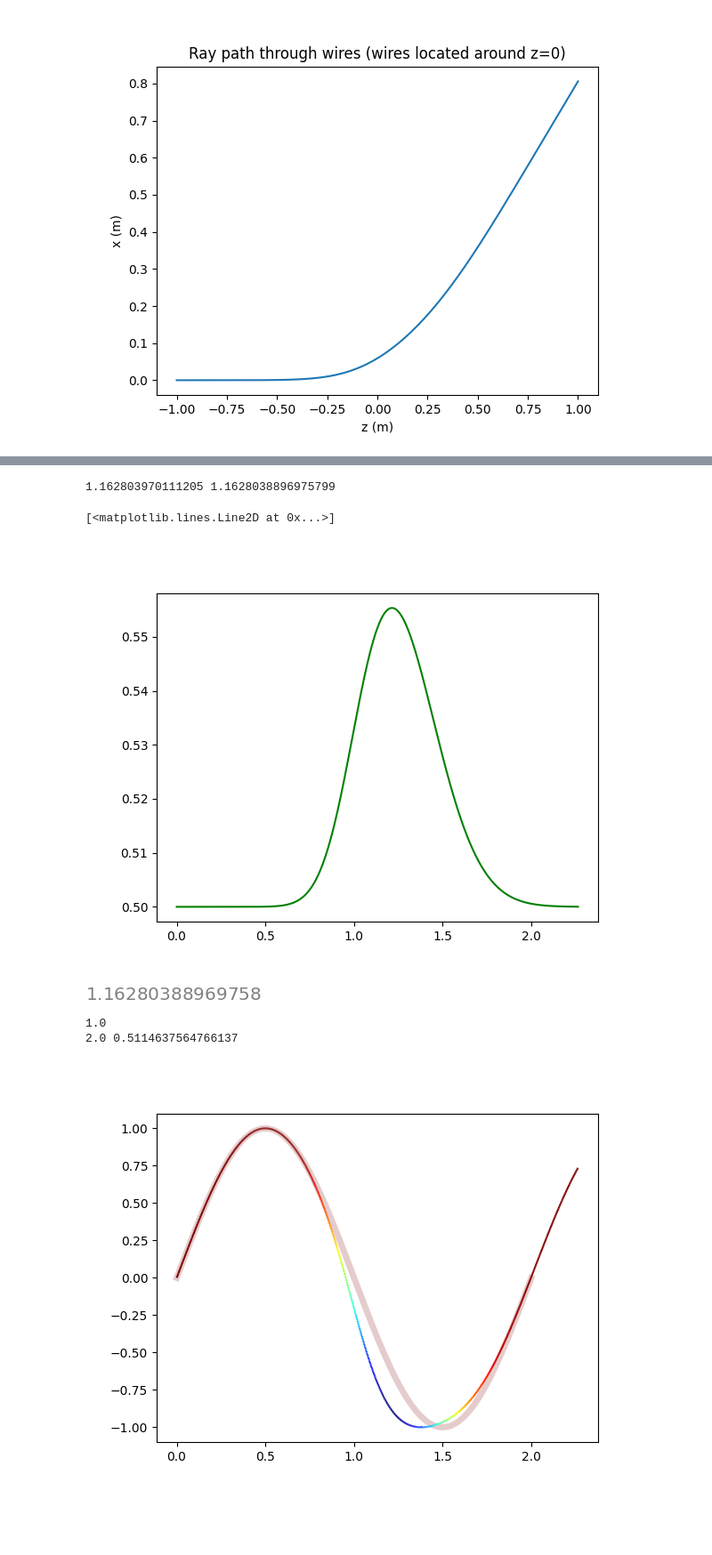
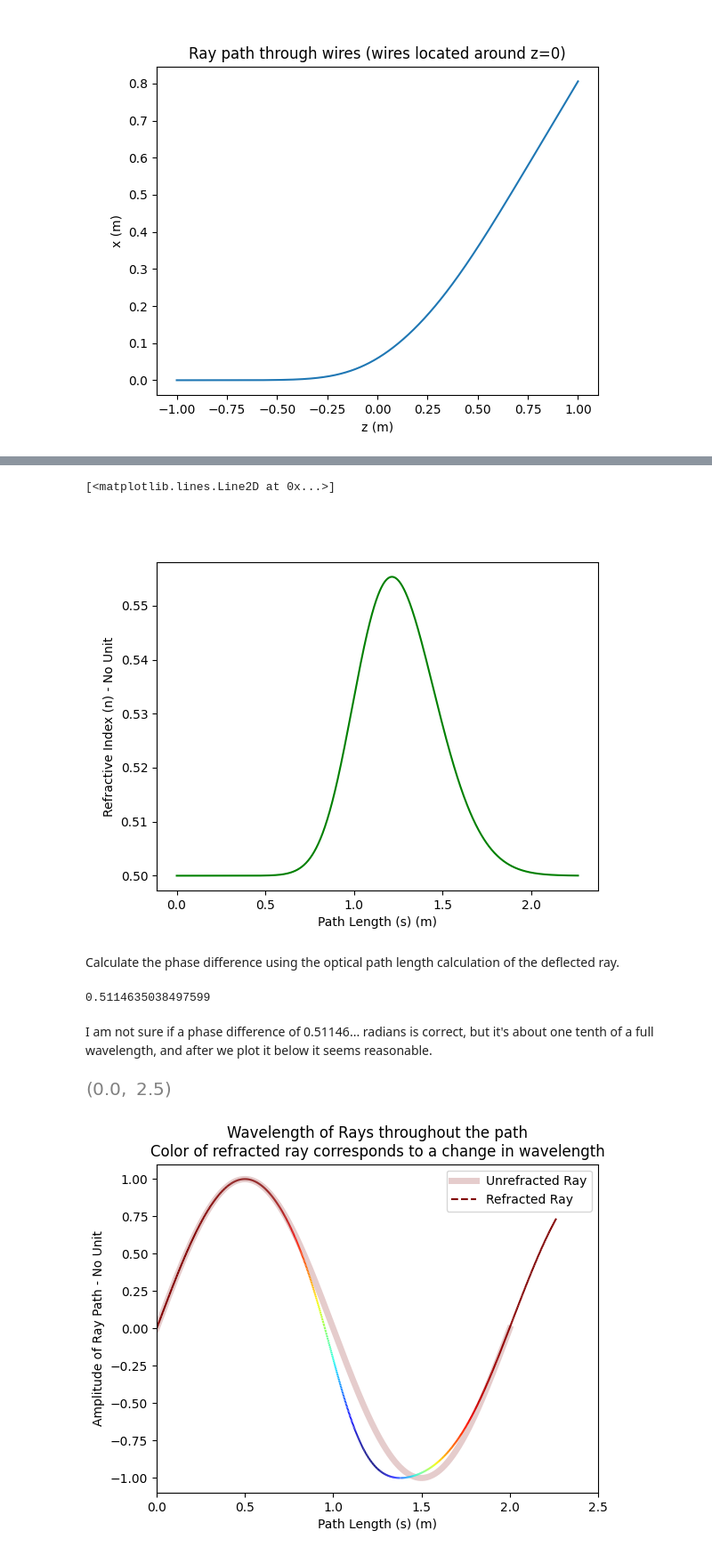
Before and after one commit to AMCLab/TEMGYMAdvanced, a Jupyter notebook: JanghyunCOMAnalysis/refraction_baseline.ipynb, the cells around one changed output, grey strips where cells are left out. Shown at 89% size. Cells and saved outputs as stored; diff of their text form; code cells hidden in the pictures; blank space fills up the shorter version.

```diff
--- a/JanghyunCOMAnalysis/refraction_baseline.ipynb
+++ b/JanghyunCOMAnalysis/refraction_baseline.ipynb
@@ -288,48 +312,55 @@ def optical_path_length(x, y, x_slope, y_slope, z, phi_hat_lambda):
 
     deltax, deltay, deltaz = np.diff(x), np.diff(y), np.diff(z) #get the differences between each coordinate
     s = np.cumsum(np.pad(np.sqrt(deltax**2+deltay**2+deltaz**2), (1, 0), "constant")) #path length calculation, with 0 appended to the start
-    p = np.sqrt(1+x_slope**2+y_slope**2)
     n = np.sqrt(2*phi_hat_lambda(x, y, z))
-    m = n*p #refractive index of electron calculation from hawkes
-    z -= z[0]
-    opl_m = simpson(m, z) #perform numerical integration to obtain OPL. I think this is correct. This should be a stationary point if the ray is a path (dOPL ~ 0)?
     opl_n = simpson(n, s)
-    return s, n, m, opl_m, opl_n
 
-s, n, m, opl_m, opl_n = optical_path_length(x_out[:steps, 0], x_out[:steps, 2], x_out[:steps, 1], x_out[:steps, 3], z_out[:steps], phi_hat_lambda)
-p = np.sqrt(1+x_out[:steps, 1]**2+x_out[:steps, 3]**2)
-print(opl_m, opl_n)
+    return s, n, opl_n
+
+s, n, opl_n = optical_path_length(x_out[:steps, 0], x_out[:steps, 2], x_out[:steps, 1], x_out[:steps, 3], z_out[:steps], phi_hat_lambda)
 
 plt.figure()
-#plt.plot(s, m/p, '-r')
+plt.xlabel('Path Length (s) (m)')
+plt.ylabel('Refractive Index (n) - No Unit')
 plt.plot(s, n, '-g')
 # %% [output]
-1.162803970111205 1.1628038896975799
+[<matplotlib.lines.Line2D at 0x...>]
-[<matplotlib.lines.Line2D at 0x...>]
-[figure, old version]
+[figure, new version]
-# %%
-simpson(n, s)
-# %% [output]
-[figure, removed]
+# %% [markdown]
+Calculate the phase difference using the optical path length calculation of the deflected ray.
 # %%
-opl_one = abs(z[-1]-z[0])*(1/wavelengths[0])
-print(opl_one)
-phase_difference = ((2*np.pi)*(opl_m - opl_one))/wavelengths[0]
-opl_one
-print(wavelengths[0], phase_difference)
+#Calculate optical path length of ray that has not been through the wire, and still has the original wavelength
+z_starting_at_0 = z+abs(z[-1])
+opl_one = abs(z_starting_at_0[-1]-z_starting_at_0[0])*(1/wavelengths[0])
+
+''
+phase_difference = ((2*np.pi)*(opl_n - opl_one))/wavelengths[0]
+print(phase_difference)
 # %% [output]
-1.0
-2.0 0.5114637564766137
+0.5114635038497599
+# %% [markdown]
+I am not sure if a phase difference of 0.51146... radians is correct, but it's about one tenth of a full wavelength, and after we plot it below it seems reasonable.
 # %%
+#Make a list of wavelengths that are normalised so we can color them.
 wavelengths_norm = (wavelengths-min(wavelengths))/(max(wavelengths)-min(wavelengths))
 colors = plt.cm.jet(wavelengths_norm)
 
 plt.figure()
-z0 = np.linspace(z[0], z[-1], 1000)
-plt.plot(z0 , np.sin(2 * np.pi * 1/wavelengths[0] * z0 ), color = colors[0], linewidth = 5, alpha = 0.2)
+z0 = np.linspace(z_starting_at_0[0], z_starting_at_0[-1], 1000)
+plt.plot(z0, np.sin(2 * np.pi * 1/wavelengths[0] * z0 ), color = colors[0], linewidth = 5, alpha = 0.2, label = 'Unrefracted Ray')
+plt.plot([], [], '--', label = 'Refracted Ray', color = colors[0])
+plt.xlabel('Path Length (s) (m)')
+plt.ylabel('Amplitude of Ray Path - No Unit')
+plt.title("Wavelength of Rays throughout the path"
+          "\n"
+          "Color of refracted ray corresponds to a change in wavelength")
 
 for idx, wavelength in enumerate(wavelengths[:-1]):
     s_idx = np.linspace(s[idx], s[idx+1], 100)
     plt.plot(s_idx, np.sin(2 * np.pi * 1/wavelengths[idx] * s_idx), color = colors[idx], linestyle = '--')
+
+plt.legend()
+plt.xlim([0, 2.5])
 # %% [output]
-[figure, old version]
+[figure, new version]
+[figure, added]
```
Also changed, not shown: parts of 19 cells of this notebook.
